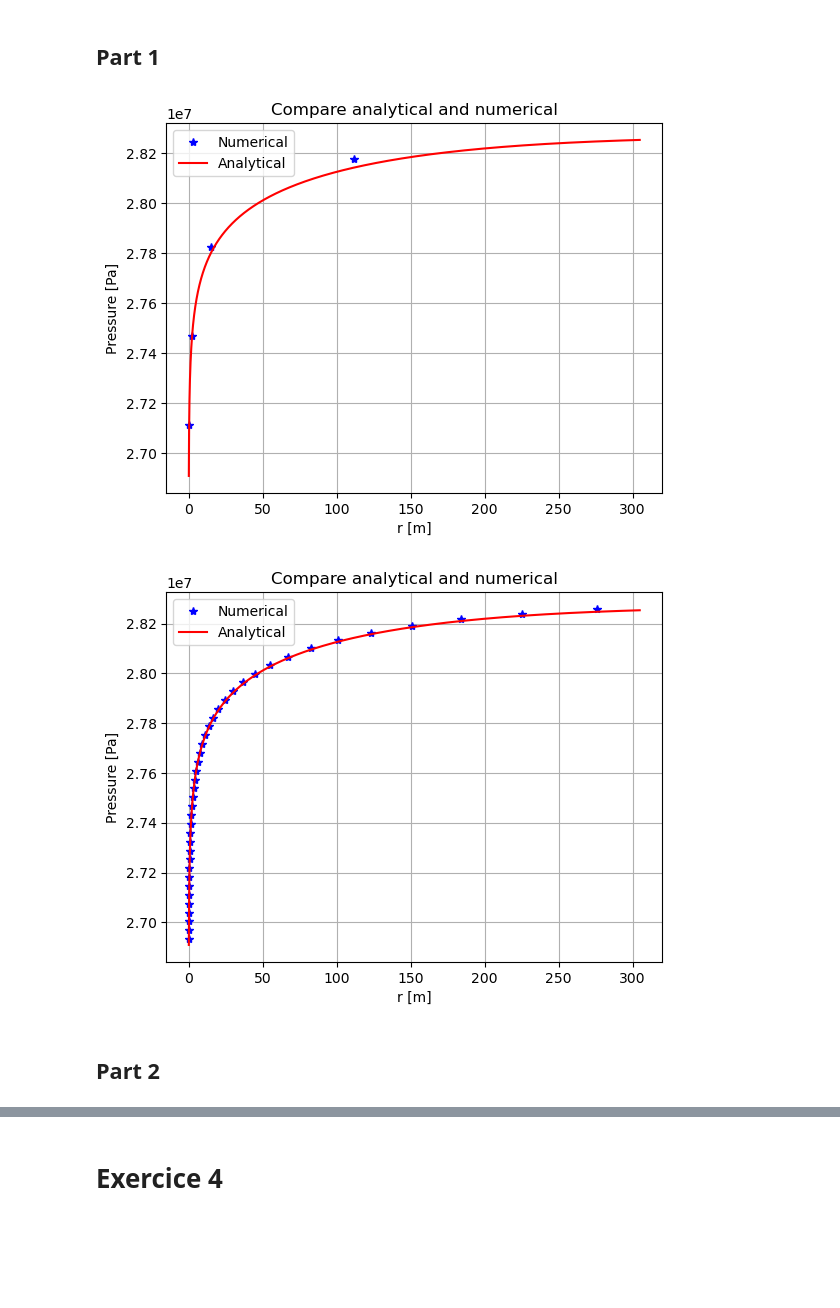
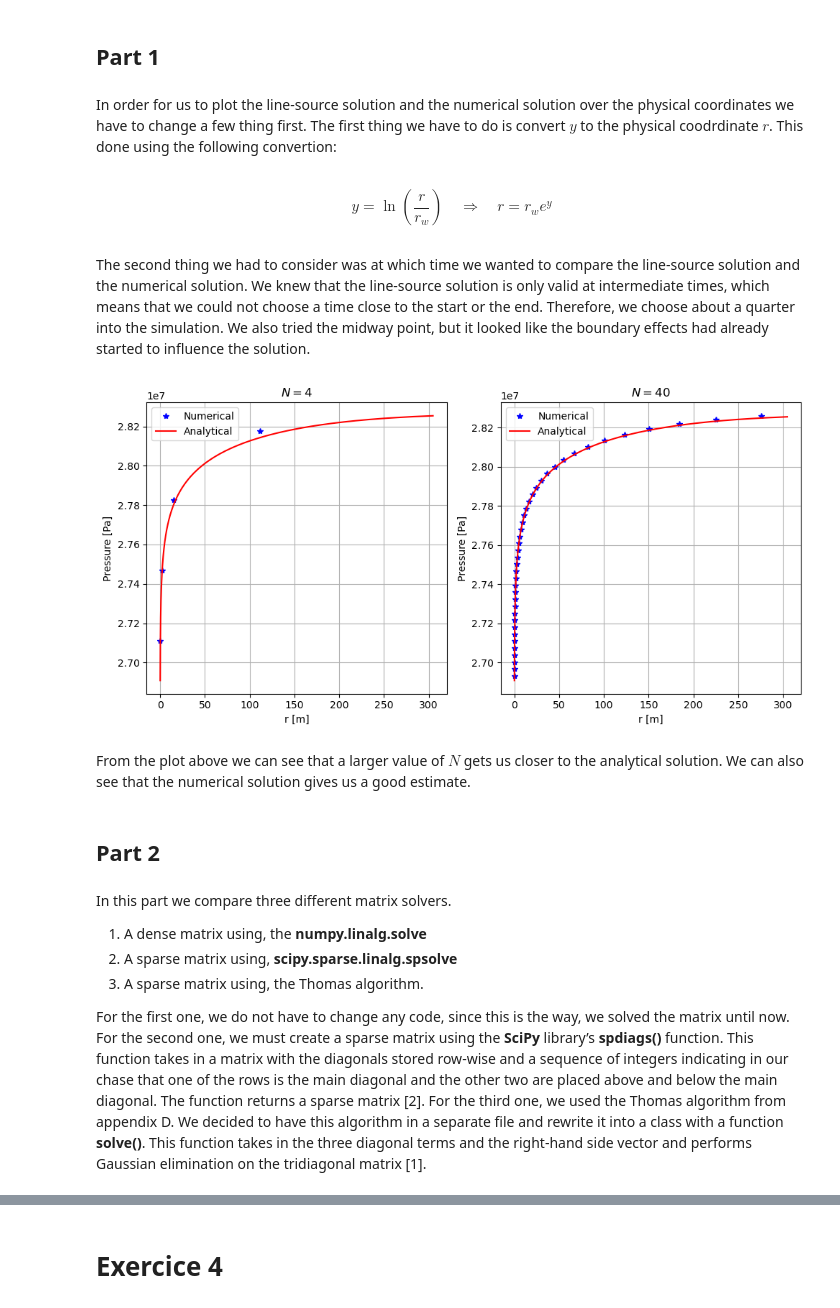
Before and after one commit to simengaasland/MOD510-Projects, a Jupyter notebook: Project 2/Project2_Report.ipynb, the cells around one changed output, grey strips where cells are left out. Cells and saved outputs as stored; diff of their text form; code cells hidden in the pictures; blank space fills up the shorter version.

```diff
--- a/Project 2/Project2_Report.ipynb
+++ b/Project 2/Project2_Report.ipynb
@@ -617,6 +617,7 @@ class PressureSolver:
         b[-1] = 1 + 3*self.xi_[-1]
 
         #Defining the matrix
+        #Different solvers added in exercise 3 part 2
         if self.solver_ == 'Dense':
             self.A = self.tri_diag(a, b, c)
         elif self.solver_ == 'Sparse':
@@ -677,13 +678,18 @@ class PressureSolver:
         #Uses vstack to simplify plotting
         self.pressure_over_time = np.vstack(self.pressure_over_time)
 
+        #Creating labels
+        labels = []
+        for i in range(self.N_):
+            labels.append(f'$P_{i}$')
+
         #Plots
         if plot == True:
-            plt.plot(self.times, self.pressure_over_time)
+            plt.plot(self.times, self.pressure_over_time, label = labels)
             plt.xlabel('Time [s]')
             plt.ylabel('Pressure [Pa]')
             plt.title('Time-dependent solution')
-            plt.show()
+            plt.legend()
 #--------------------------------------------------------------------------------
 
 #-------------------------------Exercise 3 part 1 -------------------------------
@@ -701,10 +707,10 @@ class PressureSolver:
         ra = self.rw_ * np.exp(ya)
 
         #We want to compare at the first quarter
-        midway_point = math.ceil(len(self.times) / 4) #Round up to nearest int
+        quarter_point = math.ceil(len(self.times) / 4) #Round up to nearest int
 
-        t = self.times[midway_point]
-        p_numerical = self.pressure_over_time[midway_point, : ].T
+        t = self.times[quarter_point]
+        p_numerical = self.pressure_over_time[quarter_point, : ].T
 
         #Gets analytical solution
         p = self.line_source_solution(ra,t)
@@ -716,7 +722,6 @@ class PressureSolver:
         plt.title('Compare analytical and numerical')
         plt.legend()
         plt.grid()
-        plt.show()
 #--------------------------------------------------------------------------------
 
 #-------------------------------Exercise 4 part 1 -------------------------------
@@ -746,15 +780,41 @@ ps.solve_time_dependent()
 **Intro here**
 # %% [markdown]
 ## Part 1
+# %% [markdown]
+In order for us to plot the line-source solution and the numerical solution over the physical coordinates we have to change a few thing first. The first thing we have to do is convert $y$ to the physical coodrdinate $r$. This done using the following convertion:
+# %% [markdown]
+$$y = \ln \left( \frac{r}{r_w}\right) \quad \Rightarrow \quad r = r_w e^y$$
+# %% [markdown]
+The second thing we had to consider was at which time we wanted to compare the line-source solution and the numerical solution. We knew that the line-source solution is only valid at intermediate times, which means that we could not choose a time close to the start or the end. Therefore, we choose about a quarter into the simulation. We also tried the midway point, but it looked like the boundary effects had already started to influence the solution.
 # %%
 ps1 = PressureSolver(N = 4, dt = 0.01)
 ps2 = PressureSolver(N = 40, dt = 0.01)
 
+plt.figure(figsize=(10, 5))
+
+#Left plot
+plt.subplot(1, 2, 1)
 ps1.compare_analytical_and_numerical()
+plt.title('$N = 4$')
+
+#Right plot
+plt.subplot(1, 2, 2)
 ps2.compare_analytical_and_numerical()
+plt.title('$N = 40$')
+
+plt.tight_layout()
+plt.show()
 # %% [output]
-[figure, old version]
+[figure, new version]
-[figure, removed]
+# %% [markdown]
+From the plot above we can see that a larger value of $N$ gets us closer to the analytical solution. We can also see that the numerical solution gives us a good estimate.
 # %% [markdown]
 ## Part 2
+# %% [markdown]
+In this part we compare three different matrix solvers.
+1. A dense matrix using, the **numpy.linalg.solve**
+2. A sparse matrix using, **scipy.sparse.linalg.spsolve**
+3. A sparse matrix using, the Thomas algorithm.
+
+For the first one, we do not have to change any code, since this is the way, we solved the matrix until now. For the second one, we must create a sparse matrix using the **SciPy** library’s **spdiags()** function. This function takes in a matrix with the diagonals stored row-wise and a sequence of integers indicating in our chase that one of the rows is the main diagonal and the other two are placed above and below the main diagonal. The function returns a sparse matrix \[2\]. For the third one, we used the Thomas algorithm from appendix D. We decided to have this algorithm in a separate file and rewrite it into a class with a function **solve()**. This function takes in the three diagonal terms and the right-hand side vector and performs Gaussian elimination on the tridiagonal matrix \[1\].
 # %%
```
Also changed, not shown: parts of 14 cells of this notebook.
